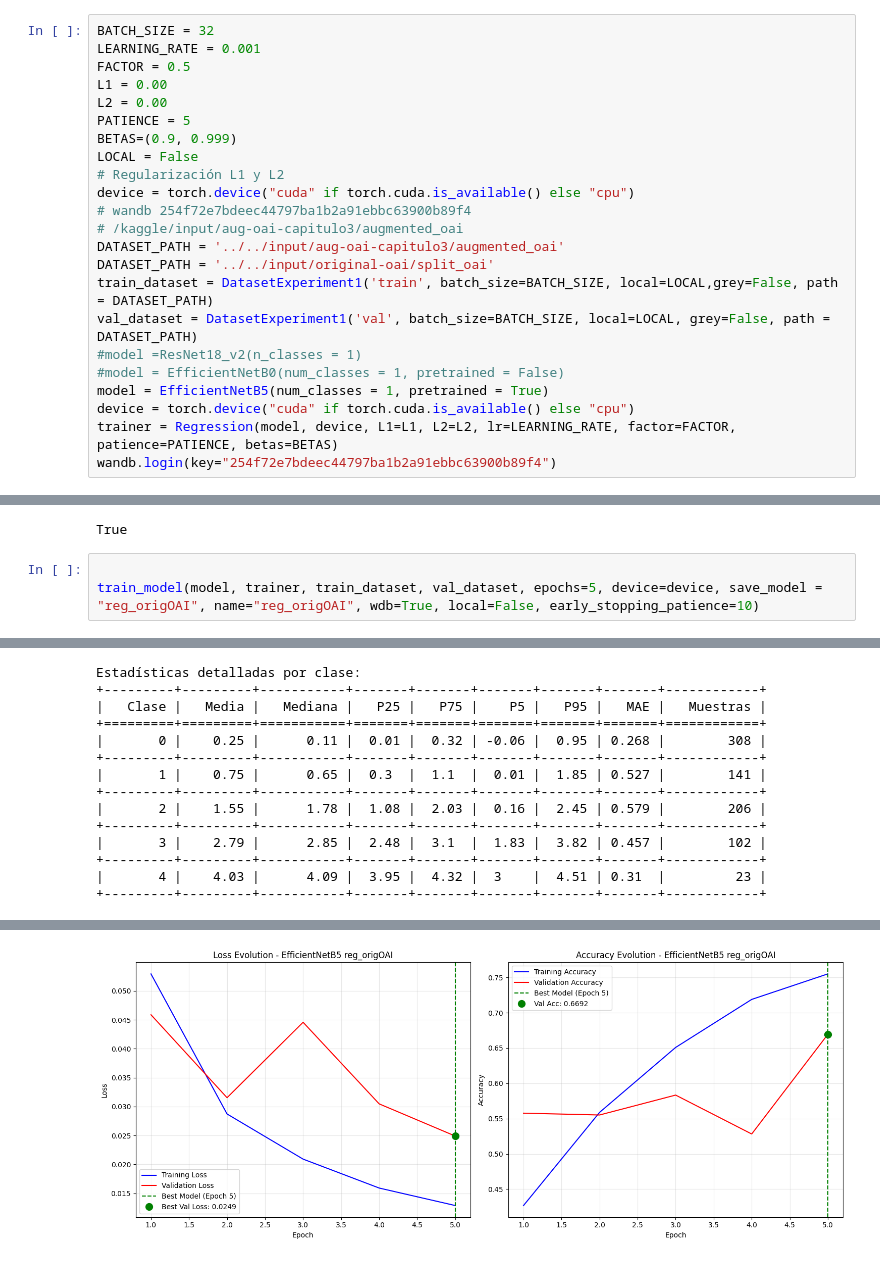
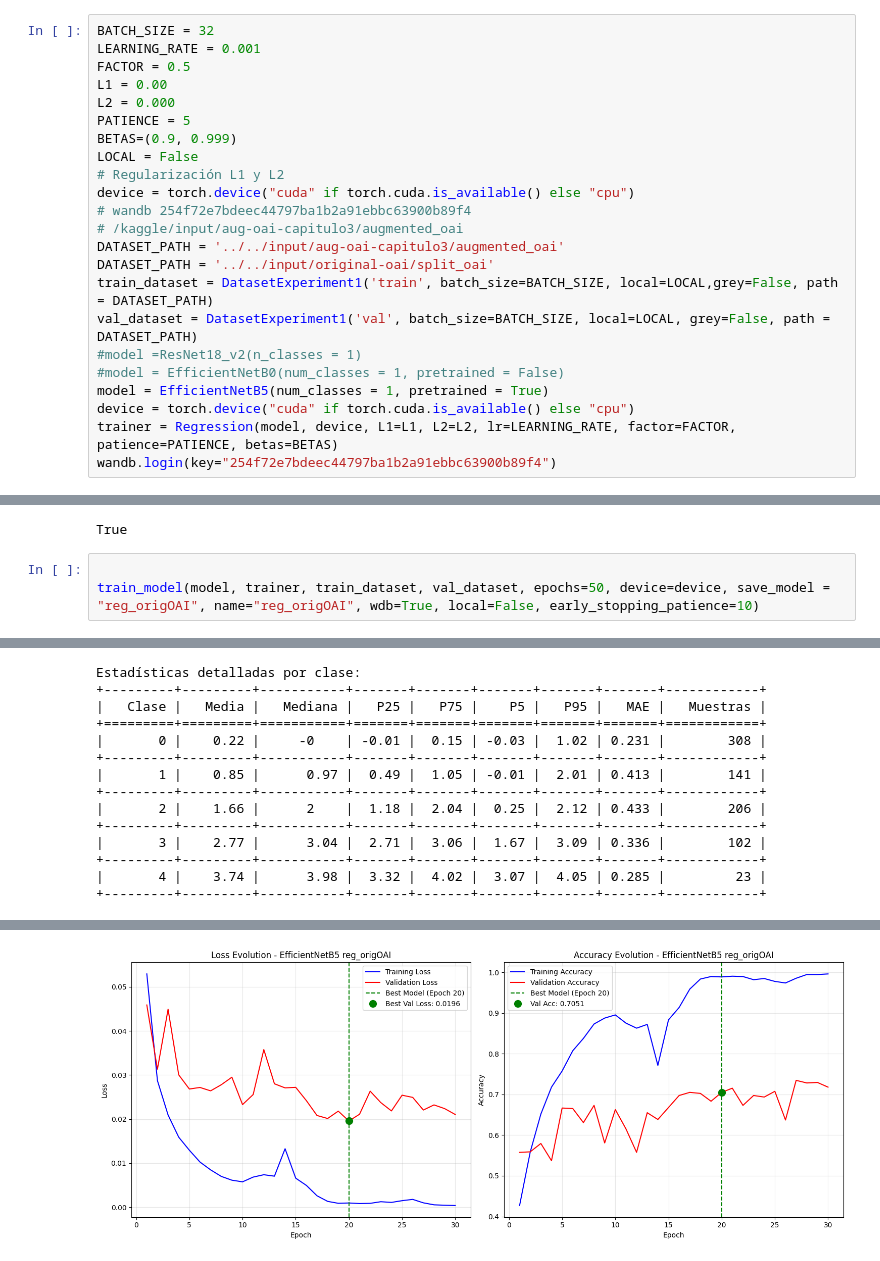
Before and after one commit to Tempus23/Radiography_TFG, a Jupyter notebook: EfficientNetB5_reg_origOAI.ipynb, the cells around one changed output, grey strips where cells are left out. Drawn from its saved outputs; the diff is of its cells as text.

```diff
--- a/EfficientNetB5_reg_origOAI.ipynb
+++ b/EfficientNetB5_reg_origOAI.ipynb
@@ -51,7 +51,7 @@ BATCH_SIZE = 32
 LEARNING_RATE = 0.001
 FACTOR = 0.5
 L1 = 0.00
-L2 = 0.00
+L2 = 0.000
 PATIENCE = 5
 BETAS=(0.9, 0.999)
 LOCAL = False
@@ -79,6 +79,6 @@ wandb: Appending key for api.wandb.ai to your netrc file: /root/.netrc
 True
 # %%
 
-train_model(model, trainer, train_dataset, val_dataset, epochs=5, device=device, save_model = "reg_origOAI", name="reg_origOAI", wdb=True, local=False, early_stopping_patience=10)
+train_model(model, trainer, train_dataset, val_dataset, epochs=50, device=device, save_model = "reg_origOAI", name="reg_origOAI", wdb=True, local=False, early_stopping_patience=10)
 # %% [output]
 wandb: Tracking run with wandb version 0.19.1
@@ -93,19 +94,19 @@ Test model EfficientNetB5 - Loss: 0.02, ACC: 0.67, AUC: 0.45, Sensivility: 0.68,
 Estadísticas detalladas por clase:
 +---------+---------+-----------+-------+-------+-------+-------+-------+------------+
 |   Clase |   Media |   Mediana |   P25 |   P75 |    P5 |   P95 |   MAE |   Muestras |
 +=========+=========+===========+=======+=======+=======+=======+=======+============+
-|       0 |    0.25 |      0.11 |  0.01 |  0.32 | -0.06 |  0.95 | 0.268 |        308 |
+|       0 |    0.22 |     -0    | -0.01 |  0.15 | -0.03 |  1.02 | 0.231 |        308 |
 +---------+---------+-----------+-------+-------+-------+-------+-------+------------+
-|       1 |    0.75 |      0.65 |  0.3  |  1.1  |  0.01 |  1.85 | 0.527 |        141 |
+|       1 |    0.85 |      0.97 |  0.49 |  1.05 | -0.01 |  2.01 | 0.413 |        141 |
 +---------+---------+-----------+-------+-------+-------+-------+-------+------------+
-|       2 |    1.55 |      1.78 |  1.08 |  2.03 |  0.16 |  2.45 | 0.579 |        206 |
+|       2 |    1.66 |      2    |  1.18 |  2.04 |  0.25 |  2.12 | 0.433 |        206 |
 +---------+---------+-----------+-------+-------+-------+-------+-------+------------+
-|       3 |    2.79 |      2.85 |  2.48 |  3.1  |  1.83 |  3.82 | 0.457 |        102 |
+|       3 |    2.77 |      3.04 |  2.71 |  3.06 |  1.67 |  3.09 | 0.336 |        102 |
 +---------+---------+-----------+-------+-------+-------+-------+-------+------------+
-|       4 |    4.03 |      4.09 |  3.95 |  4.32 |  3    |  4.51 | 0.31  |         23 |
+|       4 |    3.74 |      3.98 |  3.32 |  4.02 |  3.07 |  4.05 | 0.285 |         23 |
 +---------+---------+-----------+-------+-------+-------+-------+-------+------------+
 [figure]
-[figure, old version]
+[figure, new version]
 # %%
 test_model(model, val_dataset.get_dataloader(), trainer, device)
 test_model(model, train_dataset.get_dataloader(), trainer, device)
```
Also changed, not shown: parts of 3 cells of this notebook.
